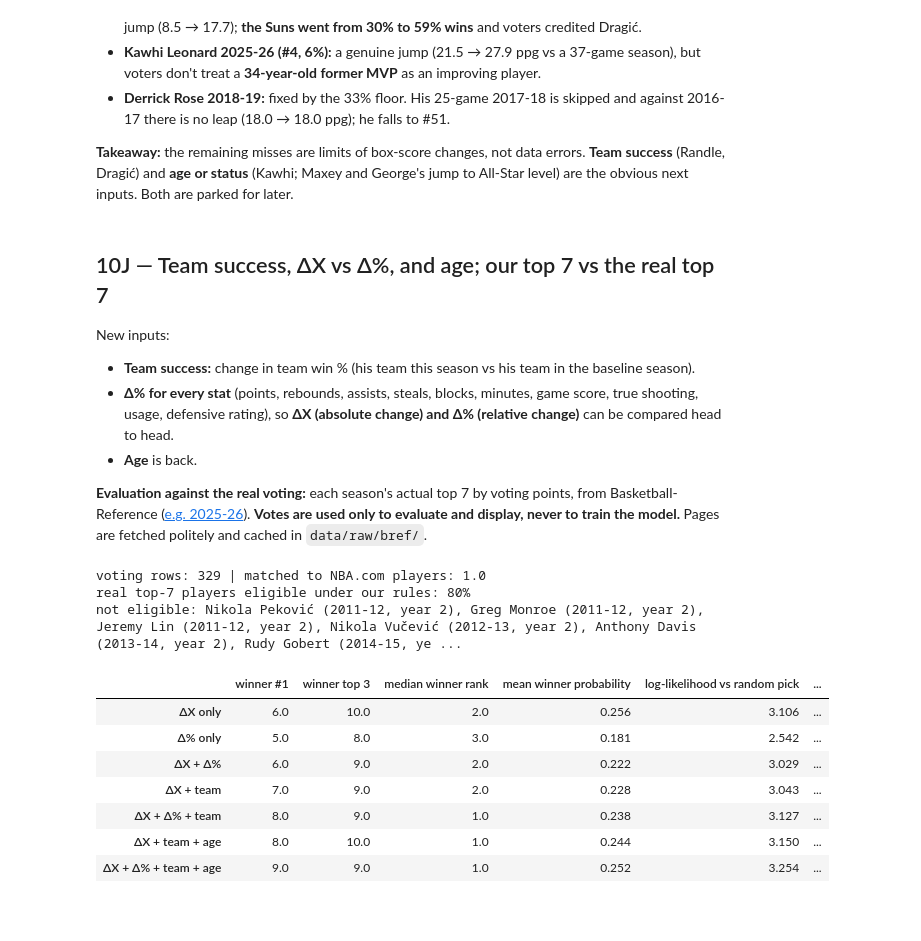
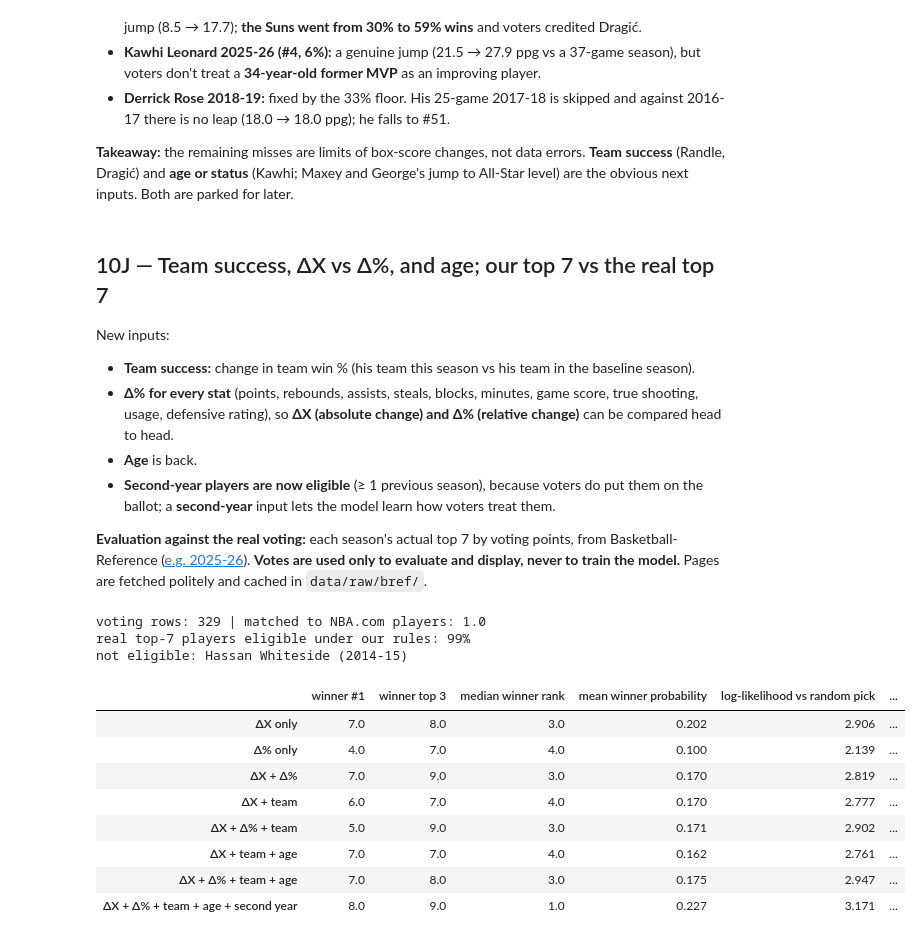
Before and after one commit to dan-j-e/unicorn-hunting, a Jupyter notebook: notebooks/10_mip_leaps.ipynb, the cells around one changed output. Cells and saved outputs as stored; diff of their text form; code cells hidden in the pictures; blank space fills up the shorter version.

```diff
--- a/notebooks/10_mip_leaps.ipynb
+++ b/notebooks/10_mip_leaps.ipynb
@@ -726,43 +726,46 @@ New inputs:
 - **Team success:** change in team win % (his team this season vs his team in the baseline season).
 - **Δ% for every stat** (points, rebounds, assists, steals, blocks, minutes, game score, true shooting, usage, defensive rating), so **ΔX (absolute change) and Δ% (relative change)** can be compared head to head.
 - **Age** is back.
+- **Second-year players are now eligible** (≥ 1 previous season), because voters do put them on the ballot; a **second-year** input lets the model learn how voters treat them.
 
 **Evaluation against the real voting:** each season's actual top 7 by voting points, from Basketball-Reference ([e.g. 2025-26](https://www.basketball-reference.com/awards/awards_2026.html)). **Votes are used only to evaluate and display, never to train the model.** Pages are fetched politely and cached in `data/raw/bref/`.
 # %%
 from unicorn.bref import all_mip_voting, attach_player_ids
-from unicorn.mip import ABSOLUTE_ALL, AGE, RELATIVE_ALL, TEAM, top_k_overlap, top7_vs_votes_chart
+from unicorn.gamelogs import add_mip_context
+from unicorn.mip import ABSOLUTE_ALL, AGE, MILESTONES, RELATIVE_ALL, SECOND_YEAR, TEAM, top_k_overlap, top7_vs_votes_chart
 
 votes = attach_player_ids(all_mip_voting(), games)
 print("voting rows:", len(votes), "| matched to NBA.com players:", votes["player_id"].notna().mean().round(3))
-c3 = mip_candidates(games, ps)
+c3 = add_mip_context(mip_candidates(games, ps, min_prior_seasons=1), games, ps, levels[["player_id", "season_start", "star_pctl"]])
 c3["mip"] = [MIP_WINNERS.get(s) == p for s, p in zip(c3["season"], c3["player_id"])]
 e3 = c3[c3["eligible"] & (c3["season_start"] >= 2011)].reset_index(drop=True)
 
 real7 = votes[votes["vote_rank"] <= 7].merge(c3[["season", "player_id", "eligible", "prior_seasons"]], on=["season", "player_id"], how="left")
 print(f"real top-7 players eligible under our rules: {real7['eligible'].fillna(False).mean():.0%}")
-print("not eligible:", ", ".join(f"{r.player} ({r.season}, {'year 2' if r.prior_seasons == 1 else 'year 1' if r.prior_seasons == 0 else 'other'})"
-                                 for r in real7[~real7["eligible"].fillna(False).astype(bool)].itertuples()))
+print("not eligible:", ", ".join(f"{r.player} ({r.season})" for r in real7[~real7["eligible"].fillna(False).astype(bool)].itertuples()))
 # %% [output]
 voting rows: 329 | matched to NBA.com players: 1.0
-real top-7 players eligible under our rules: 80%
-not eligible: Nikola Peković (2011-12, year 2), Greg Monroe (2011-12, year 2), Jeremy Lin (2011-12, year 2), Nikola Vučević (2012-13, year 2), Anthony Davis (2013-14, year 2), Rudy Gobert (2014-15, ye ...
+real top-7 players eligible under our rules: 99%
+not eligible: Hassan Whiteside (2014-15)
 # %%
 SETS3 = {"ΔX only": ABSOLUTE_ALL, "Δ% only": RELATIVE_ALL, "ΔX + Δ%": ABSOLUTE_ALL + RELATIVE_ALL,
          "ΔX + team": ABSOLUTE_ALL + TEAM, "ΔX + Δ% + team": ABSOLUTE_ALL + RELATIVE_ALL + TEAM,
-         "ΔX + team + age": ABSOLUTE_ALL + TEAM + AGE, "ΔX + Δ% + team + age": ABSOLUTE_ALL + RELATIVE_ALL + TEAM + AGE}
+         "ΔX + team + age": ABSOLUTE_ALL + TEAM + AGE, "ΔX + Δ% + team + age": ABSOLUTE_ALL + RELATIVE_ALL + TEAM + AGE,
+         "ΔX + Δ% + team + age + second year": ABSOLUTE_ALL + RELATIVE_ALL + TEAM + AGE + SECOND_YEAR}
 probs3, rows = {}, {}
 for name, feats in SETS3.items():
     probs3[name] = out_of_sample_probabilities(e3, feats, "loso")
     rows[name] = {**summarize(e3, probs3[name]), "avg of our top 7 in real top 7": top_k_overlap(e3, probs3[name], votes)["overlap"].mean()}
 comparison = pd.DataFrame(rows).T.drop(columns="seasons")
 comparison.round(3)
 # %% [output]
 |  | winner #1 | winner top 3 | median winner rank | mean winner probability | log-likelihood vs random pick | ... |
-| ΔX only | 6.0 | 10.0 | 2.0 | 0.256 | 3.106 | ... |
-| Δ% only | 5.0 | 8.0 | 3.0 | 0.181 | 2.542 | ... |
-| ΔX + Δ% | 6.0 | 9.0 | 2.0 | 0.222 | 3.029 | ... |
-| ΔX + team | 7.0 | 9.0 | 2.0 | 0.228 | 3.043 | ... |
-| ΔX + Δ% + team | 8.0 | 9.0 | 1.0 | 0.238 | 3.127 | ... |
-| ΔX + team + age | 8.0 | 10.0 | 1.0 | 0.244 | 3.150 | ... |
-| ΔX + Δ% + team + age | 9.0 | 9.0 | 1.0 | 0.252 | 3.254 | ... |
+| ΔX only | 7.0 | 8.0 | 3.0 | 0.202 | 2.906 | ... |
+| Δ% only | 4.0 | 7.0 | 4.0 | 0.100 | 2.139 | ... |
+| ΔX + Δ% | 7.0 | 9.0 | 3.0 | 0.170 | 2.819 | ... |
+| ΔX + team | 6.0 | 7.0 | 4.0 | 0.170 | 2.777 | ... |
+| ΔX + Δ% + team | 5.0 | 9.0 | 3.0 | 0.171 | 2.902 | ... |
+| ΔX + team + age | 7.0 | 7.0 | 4.0 | 0.162 | 2.761 | ... |
+| ΔX + Δ% + team + age | 7.0 | 8.0 | 3.0 | 0.175 | 2.947 | ... |
+| ΔX + Δ% + team + age + second year | 8.0 | 9.0 | 1.0 | 0.227 | 3.171 | ... |
 # %%
```
Also changed, not shown: parts of 9 cells of this notebook, 6 other files.
